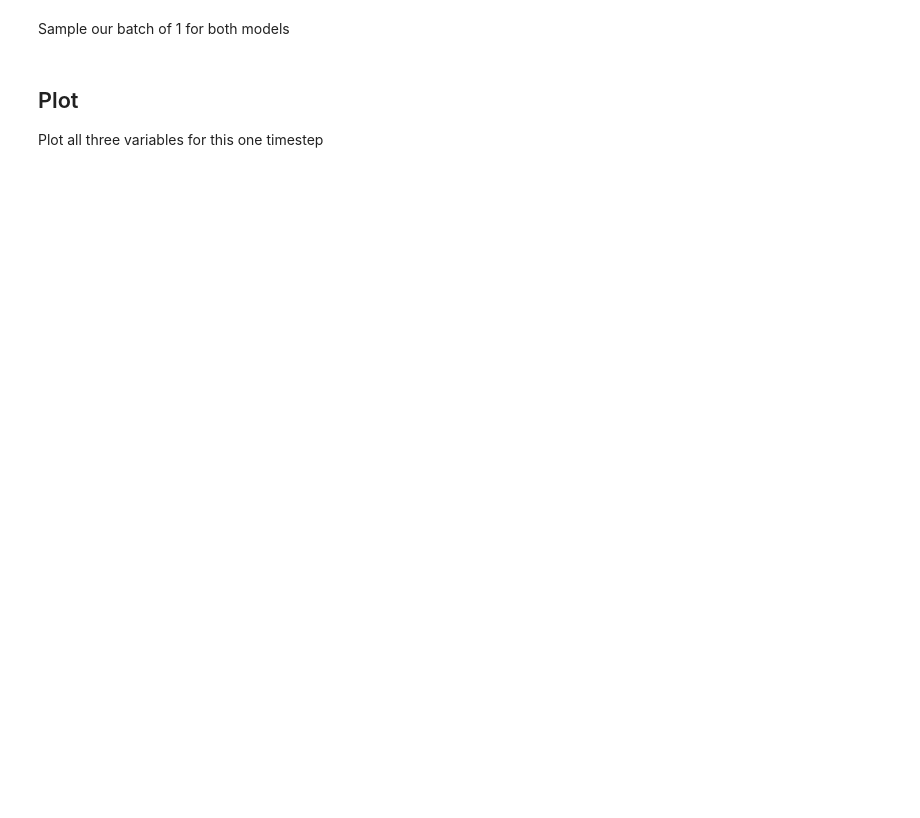
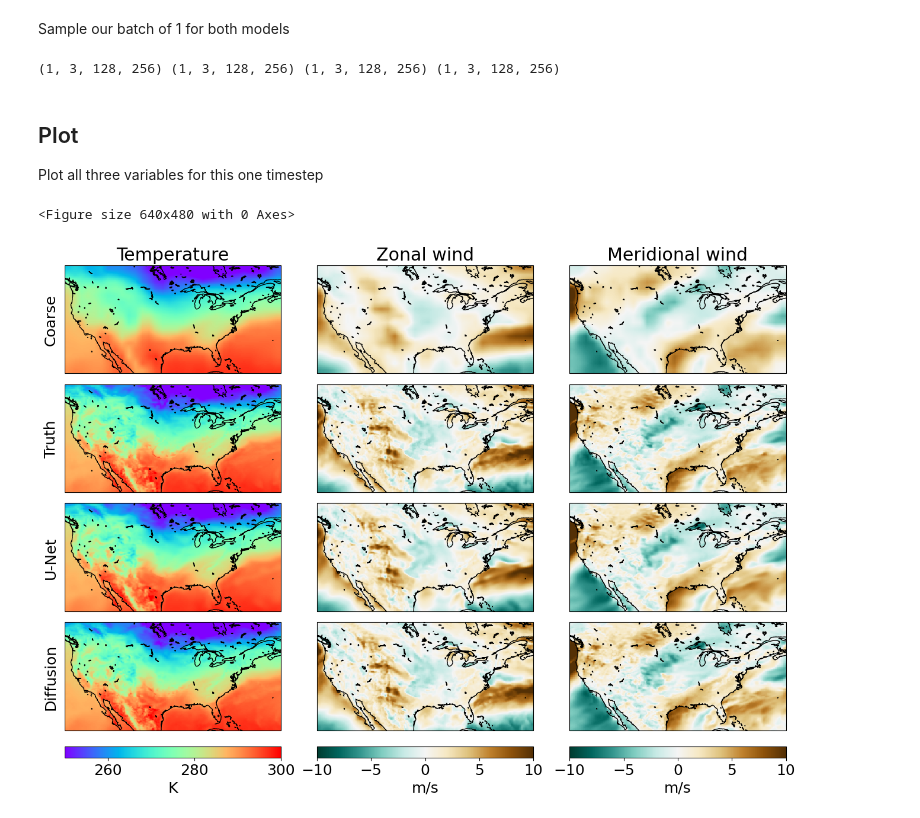
Before and after one commit to robbiewatt1/ClimateDiffuse, a Jupyter notebook: examples/inference.ipynb, the cells around one changed output. Saved outputs shown, nothing was run; the diff lists cells and outputs as text; code cells hidden in the pictures; blank space fills up the shorter version.

```diff
--- a/examples/inference.ipynb
+++ b/examples/inference.ipynb
@@ -14,11 +19,11 @@ from torch.utils.data.dataloader import DataLoader
 Set up models
 # %%
 # Subset of years
-year_start = 2020
-year_end = 2021
+year_start = 1953
+year_end = 1954
 
 # Device
-device = 'cpu' #'cuda' if torch.cuda.is_available() else 'cpu'
+device = 'cuda' if torch.cuda.is_available() else 'cpu'
 print(device)
 
 # Dirs
@@ -61,8 +81,8 @@ test_batch = next(iter(dataloader))
 # Run models
 coarse, fine, predicted_unet = sample_unet(test_batch, model_unet,
                                            device, dataset_test)
-_, _, predicted_diff = sample_model_EDS(test_batch, model_unet,
-                                                device, dataset_test, num_steps=40)
+_, _, predicted_diff = sample_model_EDS(test_batch, model_diff,
+                                        device, dataset_test, num_steps=40)
 
 coarse = coarse.detach().numpy()
 fine = fine.detach().numpy()
@@ -70,6 +90,8 @@ predicted_unet = predicted_unet.detach().numpy()
 predicted_diff = predicted_diff.detach().numpy()
 # %%
 print(coarse.shape, fine.shape, predicted_unet.shape, predicted_diff.shape)
+# %% [output]
+(1, 3, 128, 256) (1, 3, 128, 256) (1, 3, 128, 256) (1, 3, 128, 256)
 # %% [markdown]
 ## Plot
 Plot all three variables for this one timestep
@@ -91,12 +113,13 @@ fig, axs = plt.subplots(4,3, figsize=(16, 10.2),
                         gridspec_kw={'wspace': 0.1,
                                      'hspace': 0.1})
 for i, varname in enumerate(varnames):
+
     # Plot truth for first plot
     ax = axs[0, i]
     plt.sca(ax)
     ax.coastlines()
     ax.add_feature(cartopy.feature.LAKES, edgecolor='black', facecolor='none')
-    pcm = plt.pcolormesh(lon, lat, coarse[:, i],
+    pcm = plt.pcolormesh(lon, lat, coarse[0, i],
                    vmin=vmin[i], vmax=vmax[i],
                    shading='nearest',
                    cmap=cmaps[i])
@@ -104,49 +127,46 @@ for i, varname in enumerate(varnames):
     if i == 0:
         plt.text(lon[0]-2, lat[len(lat) // 2], f"Coarse", transform=ccrs.PlateCarree(),
                  rotation='vertical', ha='right', va='center', zorder=10)
-    #plt.colorbar(pcm, orientation="horizontal", label=f"{varname}")
 
     ax = axs[1, i]
     plt.sca(ax)
     ax.coastlines()
     ax.add_feature(cartopy.feature.LAKES, edgecolor='black', facecolor='none')
-    pcm = plt.pcolormesh(lon, lat, fine[:, i],
+    pcm = plt.pcolormesh(lon, lat, fine[0, i],
                    vmin=vmin[i], vmax=vmax[i],
                    shading='nearest',
                    cmap=cmaps[i])
     if i == 0:
         plt.text(lon[0]-2, lat[len(lat) // 2], f"Truth", transform=ccrs.PlateCarree(),
                  rotation='vertical', ha='right', va='center', zorder=10)
-    #plt.title(f"Truth {varname}")
-    #plt.colorbar(pcm, orientation="horizontal", label=f"{varname}")
 
     ax = axs[2, i]
     plt.sca(ax)
     ax.coastlines()
     ax.add_feature(cartopy.feature.LAKES, edgecolor='black', facecolor='none')
-    pcm = plt.pcolormesh(lon, lat, predicted_unet[:, i],
+    pcm = plt.pcolormesh(lon, lat, predicted_unet[0, i],
                    vmin=vmin[i], vmax=vmax[i],
                    shading='nearest',
                    cmap=cmaps[i])
     if i == 0:
         plt.text(lon[0]-2, lat[len(lat) // 2], f"U-Net", transform=ccrs.PlateCarree(),
                  rotation='vertical', ha='right', va='center', zorder=10)
-    #plt.title(f"UNet {varname}")
-    #plt.colorbar(pcm, orientation="horizontal", label=f"{varname}")
-
 
     ax = axs[3, i]
     plt.sca(ax)
     ax.coastlines()
     ax.add_feature(cartopy.feature.LAKES, edgecolor='black', facecolor='none')
-    pcm = plt.pcolormesh(lon, lat, predicted_diffusion[:, i],
+    pcm = plt.pcolormesh(lon, lat, predicted_diff[0, i],
                    vmin=vmin[i], vmax=vmax[i],
                    shading='nearest',
                    cmap=cmaps[i])
     if i == 0:
         plt.text(lon[0]-2, lat[len(lat) // 2], f"Diffusion", transform=ccrs.PlateCarree(),
                  rotation='vertical', ha='right', va='center', zorder=10)
     cax = axs[3, i].inset_axes([0., -0.25, 1, 0.1])
     plt.colorbar(pcm, cax = cax, orientation="horizontal", label=f"{plot_var_labels[i]}")
 
 plt.show()
+# %% [output]
+<Figure size 640x480 with 0 Axes>
+[figure, added]
```
Also changed, not shown: parts of 4 cells of this notebook, 2 other files.
